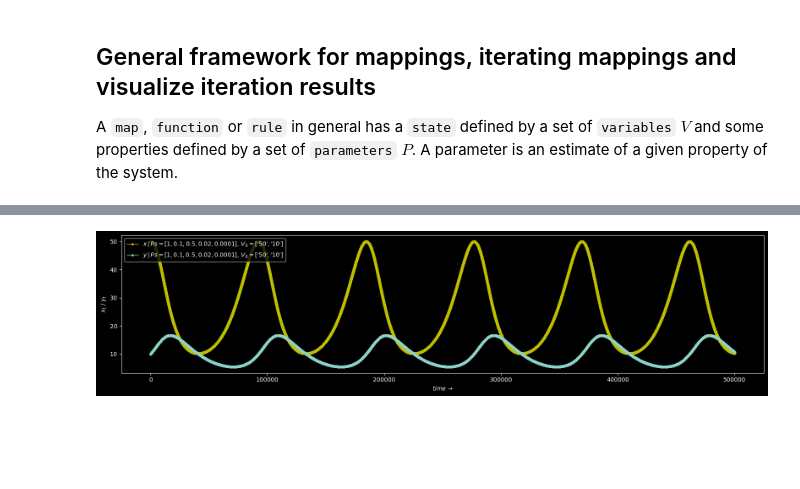
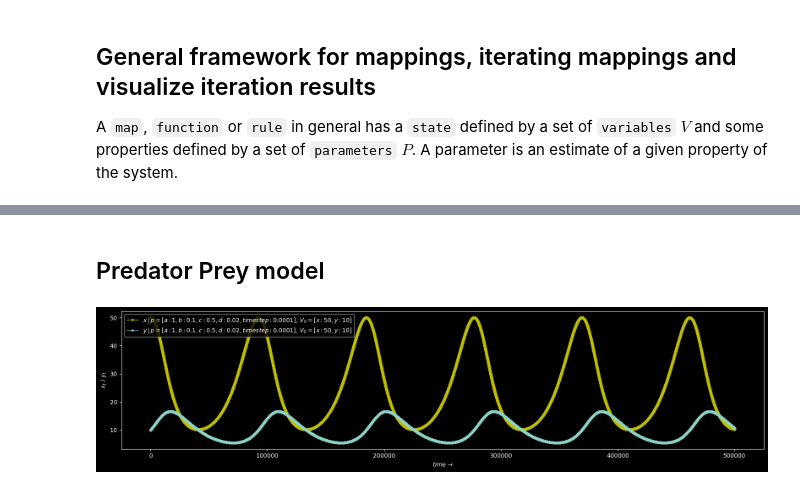
Before and after one commit to bartmarseille/iterative-maps, a Jupyter notebook: map-iterate-plot-framework.ipynb, the cells around one changed output, grey strips where cells are left out. Cells and saved outputs as stored; diff of their text form; code cells hidden in the pictures; blank space fills up the shorter version.

```diff
--- a/map-iterate-plot-framework.ipynb
+++ b/map-iterate-plot-framework.ipynb
@@ -231,22 +178,25 @@ plot_cobweb(logistic_map, Is, P)
+# %% [markdown]
+## Predator Prey model
 # %%
 # initial conditions for the rabbit (x) and fox (y)
 x0 = 50 # rabbits
 y0 = 10 # foxes
-V = [[x0, y0]]
+v = {'x': x0, 'y':y0}
 
 # definition of lotka-volterra parameters
 a = 1     # birth rate of rabbits
 b = 0.1   # death rate of rabbits due to predation
 c = 0.5   # natural death rate of foxes
 d = 0.02  # factor that describes how many eaten rabbits give birth to a new fox
 
 timestep = 0.0001   #0.001
 n = 50
 
-P = [[a, b, c ,d, timestep]]
+p = {'a':a, 'b':b, 'c':c ,'d':d, 'timestep':timestep}
 
-Is = iterate(pred_prey_map, P, V, n=int(n/timestep))
 
-plot_iterations(Is)
+v_hat = iterate(pred_prey_map, p, v, n=int(n/timestep))
+
+plot_iterations(p, v=v_hat)
 # %% [output]
-[figure, old version]
+[figure, new version]
```
Also changed, not shown: parts of 7 cells of this notebook, 3 other files.
